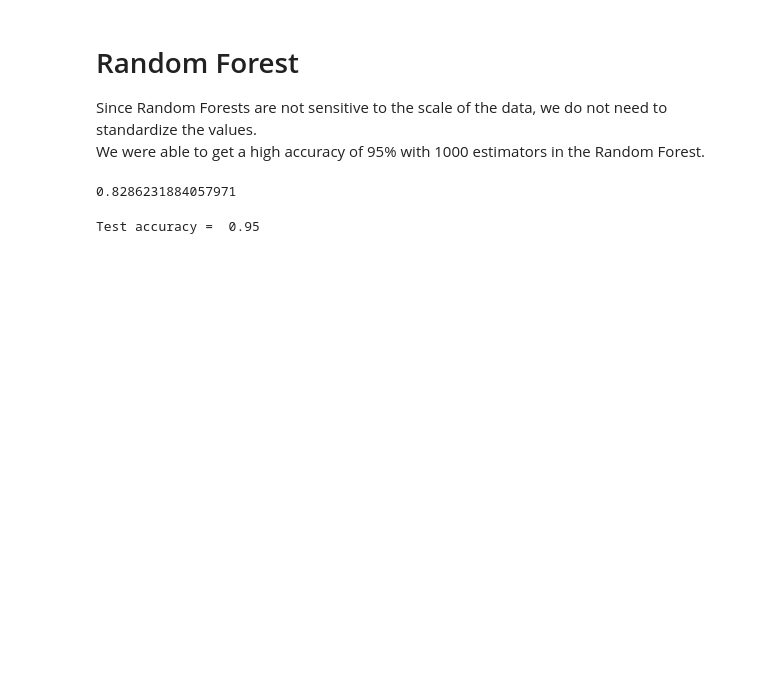
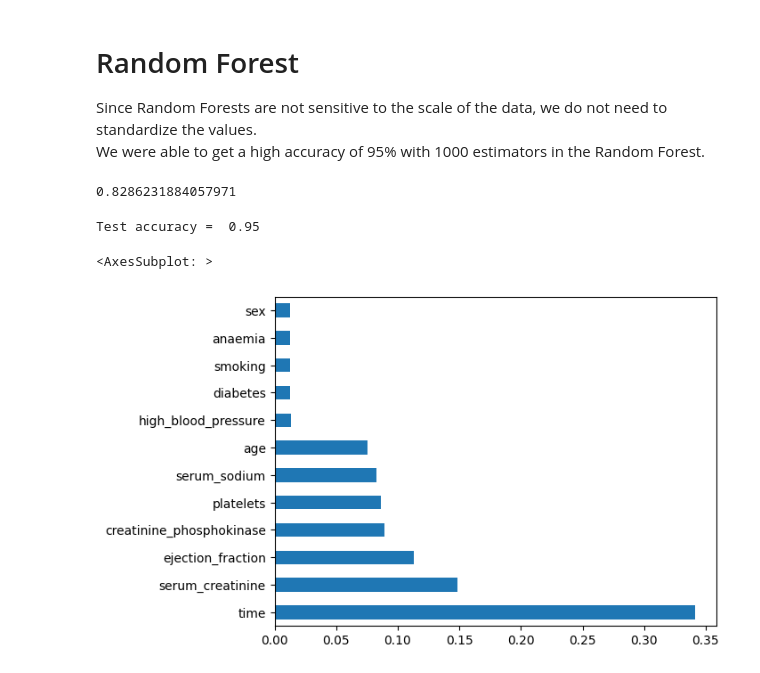
Before and after one commit to abhayp2204/Heart-Failure-Prediction, a Jupyter notebook: code.ipynb, the cells around one changed output. Saved outputs shown, nothing was run; the diff lists cells and outputs as text; code cells hidden in the pictures; blank space fills up the shorter version.

```diff
--- a/code.ipynb
+++ b/code.ipynb
@@ -218,9 +222,9 @@ accuracy
 0.9333333333333333
 # %%
 # gnb test scores with standardized data
-gnb = GaussianNB()
-gnb.fit(x_train_std, y_train)
-y_pred = gnb.predict(x_test_std)
+gnb_std = GaussianNB()
+gnb_std.fit(x_train_std, y_train)
+y_pred = gnb_std.predict(x_test_std)
 accuracy = accuracy_score(y_test, y_pred)
 accuracy
 # %% [output]
@@ -251,9 +255,9 @@ accuracy
 # %% [output]
 0.8666666666666667
 # %%
-lr = LogisticRegression(max_iter=1000)
-lr.fit(x_train_std, y_train)
-y_pred = lr.predict(x_test_std)
+lr_std = LogisticRegression(max_iter=1000)
+lr_std.fit(x_train_std, y_train)
+y_pred = lr_std.predict(x_test_std)
 accuracy = accuracy_score(y_test, y_pred)
 accuracy
 # %% [output]
@@ -284,9 +288,9 @@ accuracy
 # %% [output]
 0.6833333333333333
 # %%
-knn = KNeighborsClassifier(n_neighbors=10)
-knn.fit(x_train_std, y_train)
-y_pred = knn.predict(x_test_std)
+knn_std = KNeighborsClassifier(n_neighbors=10)
+knn_std.fit(x_train_std, y_train)
+y_pred = knn_std.predict(x_test_std)
 accuracy = accuracy_score(y_test, y_pred)
 accuracy
 # %% [output]
@@ -309,3 +313,10 @@ accuracy = accuracy_score(y_test, y_pred)
 print("Test accuracy = ", accuracy)
 # %% [output]
 Test accuracy =  0.95
+# %%
+# importance of each feature for the classification
+ft_imp = pd.Series(rf.feature_importances_, index=cols[:-1])
+ft_imp.nlargest(20).plot(kind="barh")
+# %% [output]
+<AxesSubplot: >
+[figure, added]
```
Also changed, not shown: parts of 9 cells of this notebook.
